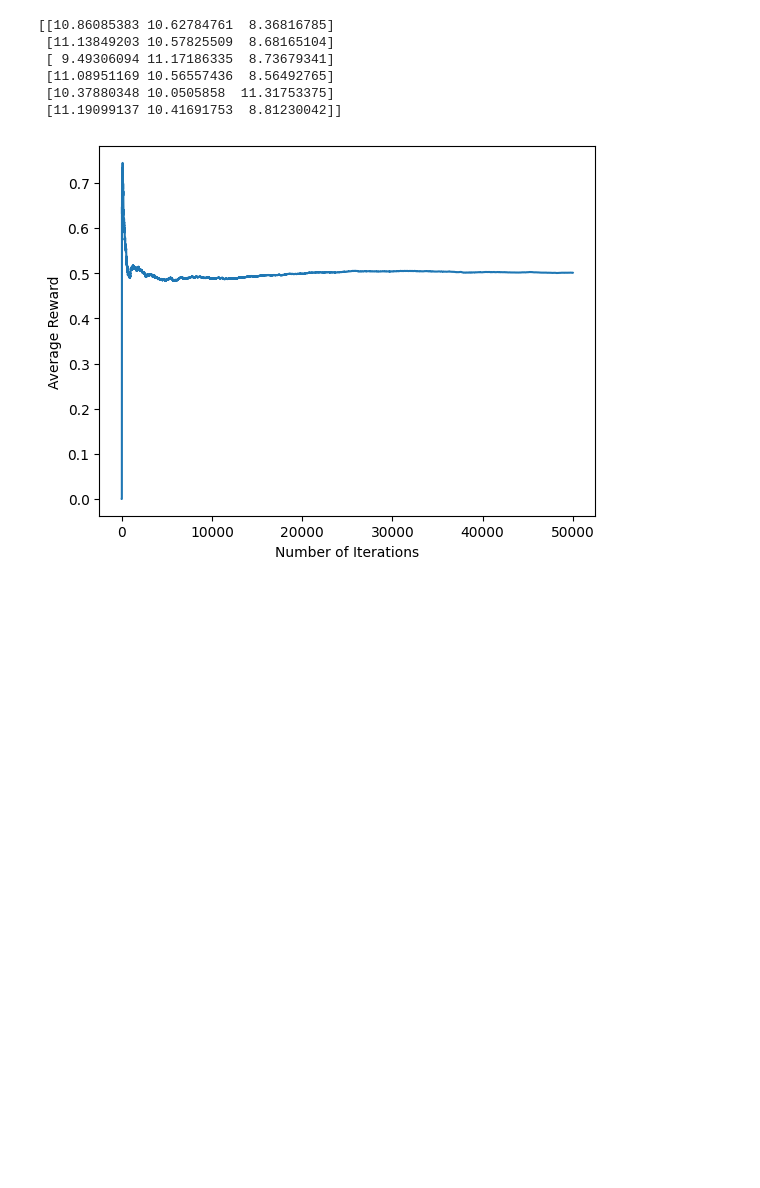
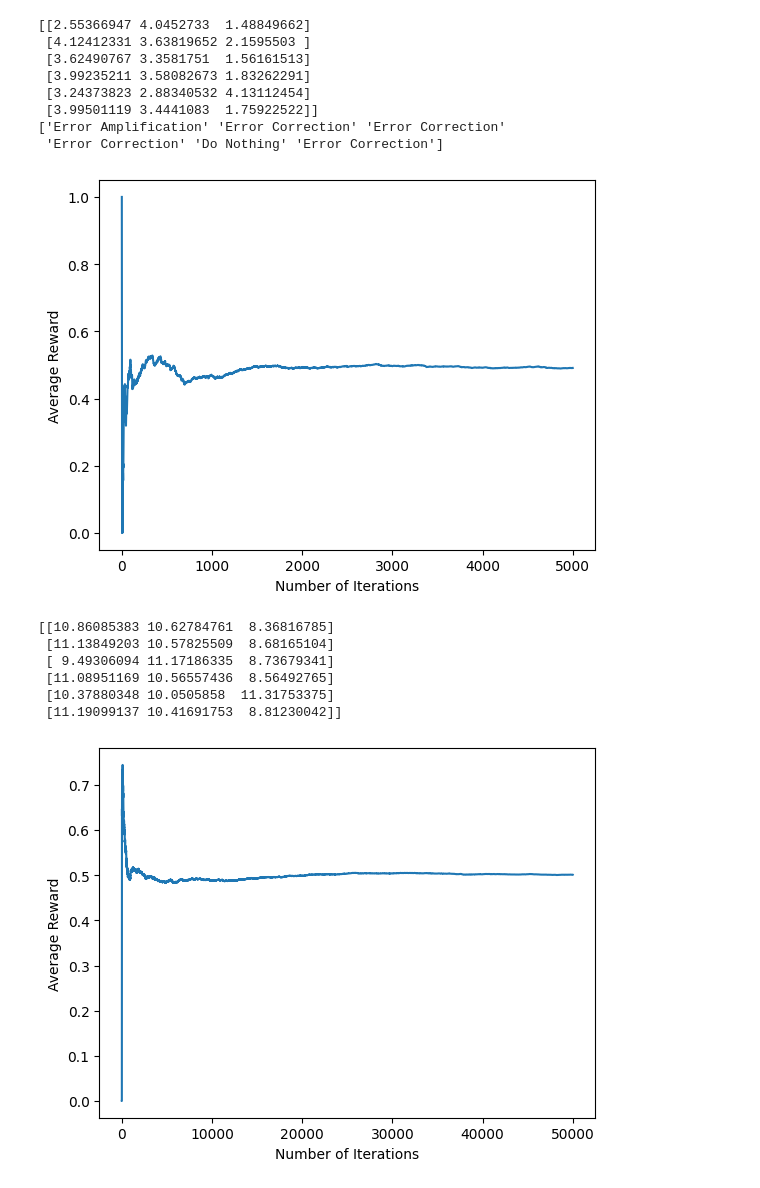
Before and after one commit to cyalbert25/EE568-StudentRLProject-1, a Jupyter notebook: WriteUpRight.ipynb, the cells around one changed output. Saved outputs shown, nothing was run; the diff lists cells and outputs as text; code cells hidden in the pictures; blank space fills up the shorter version.

```diff
--- a/WriteUpRight.ipynb
+++ b/WriteUpRight.ipynb
@@ -212,3 +336,23 @@ class SARSAEpsGreedyAgent(EpsGreedyAgent):
+# %%
+average_rewards, _, reward_history, Q = user.simulation(explore_rate=0.1, num_iterations=5000, algorithm="SARSA")
+
+
+plt.plot(average_rewards)
+plt.ylabel('Average Reward')
+plt.xlabel('Number of Iterations')
+
+print(Q)
+print(user.optimal_actions())
+# %% [output]
+[[2.55366947 4.0452733  1.48849662]
+ [4.12412331 3.63819652 2.1595503 ]
+ [3.62490767 3.3581751  1.56161513]
+ [3.99235211 3.58082673 1.83262291]
+ [3.24373823 2.88340532 4.13112454]
+ [3.99501119 3.4441083  1.75922522]]
+['Error Amplification' 'Error Correction' 'Error Correction'
+ 'Error Correction' 'Do Nothing' 'Error Correction']
+[figure, added]
 # %%
 def user_simulation(transition_model, algorithm: str, num_iterations = 500, explore_rate = 0.1):
   """
```
Also changed, not shown: parts of 6 cells of this notebook.
